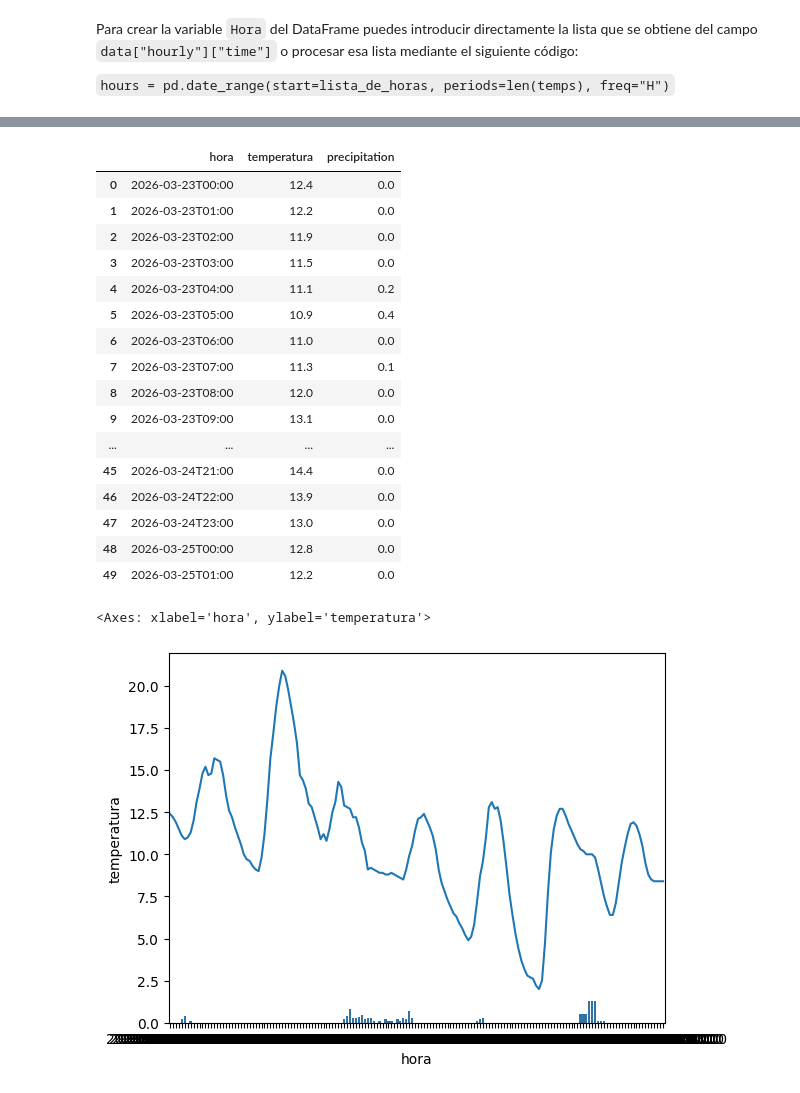
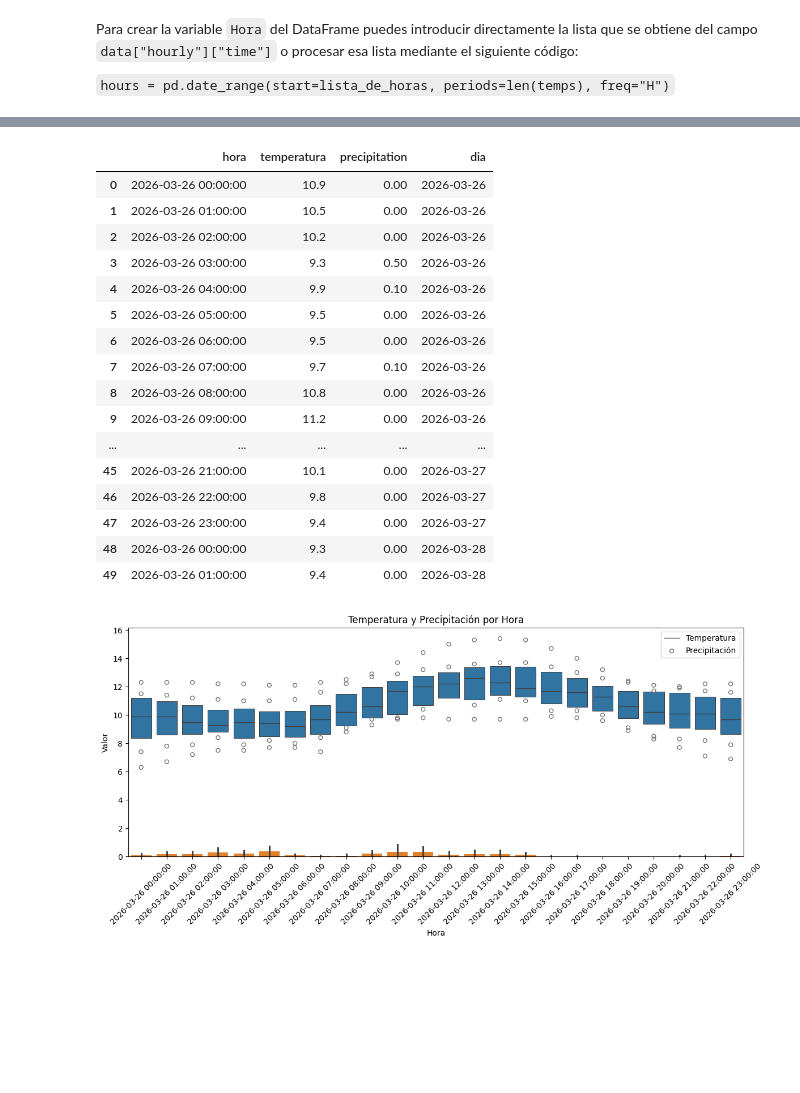
Before and after one commit to jlalonsoredon/2026-02-BILBAO-FT-Data-Science, a Jupyter notebook: 2-Data_Analysis/3-Sources/Web/Práctica/pronostico_meteorologico.ipynb, the cells around one changed output, grey strips where cells are left out. Drawn from its saved outputs; the diff is of its cells as text; code cells hidden in the pictures; blank space fills up the shorter version.

```diff
--- a/2-Data_Analysis/3-Sources/Web/Práctica/pronostico_meteorologico.ipynb
+++ b/2-Data_Analysis/3-Sources/Web/Práctica/pronostico_meteorologico.ipynb
@@ -60,30 +60,41 @@ print(precipitation[:5])
 import pandas as pd
 
 hourly_temp = pd.DataFrame({"hora": horas, "temperatura": temperaturas, "precipitation": precipitation})
+hourly_temp["dia"]= hourly_temp["hora"].str.split("T", expand=True)[0]
+hourly_temp["hora"] = hourly_temp["hora"].str.split("T", expand=True)[1]
+hourly_temp["hora"] = pd.to_datetime(hourly_temp["hora"])
 hourly_temp.head(50)
 # %% [output]
-|  | hora | temperatura | precipitation |
-| 0 | 2026-03-23T00:00 | 12.4 | 0.0 |
-| 1 | 2026-03-23T01:00 | 12.2 | 0.0 |
-| 2 | 2026-03-23T02:00 | 11.9 | 0.0 |
-| 3 | 2026-03-23T03:00 | 11.5 | 0.0 |
-| 4 | 2026-03-23T04:00 | 11.1 | 0.2 |
-| 5 | 2026-03-23T05:00 | 10.9 | 0.4 |
-| 6 | 2026-03-23T06:00 | 11.0 | 0.0 |
-| 7 | 2026-03-23T07:00 | 11.3 | 0.1 |
-| 8 | 2026-03-23T08:00 | 12.0 | 0.0 |
-| 9 | 2026-03-23T09:00 | 13.1 | 0.0 |
-| ... | ... | ... | ... |
-| 45 | 2026-03-24T21:00 | 14.4 | 0.0 |
-| 46 | 2026-03-24T22:00 | 13.9 | 0.0 |
-| 47 | 2026-03-24T23:00 | 13.0 | 0.0 |
-| 48 | 2026-03-25T00:00 | 12.8 | 0.0 |
-| 49 | 2026-03-25T01:00 | 12.2 | 0.0 |
+|  | hora | temperatura | precipitation | dia |
+| 0 | 2026-03-26 00:00:00 | 10.9 | 0.00 | 2026-03-26 |
+| 1 | 2026-03-26 01:00:00 | 10.5 | 0.00 | 2026-03-26 |
+| 2 | 2026-03-26 02:00:00 | 10.2 | 0.00 | 2026-03-26 |
+| 3 | 2026-03-26 03:00:00 | 9.3 | 0.50 | 2026-03-26 |
+| 4 | 2026-03-26 04:00:00 | 9.9 | 0.10 | 2026-03-26 |
+| 5 | 2026-03-26 05:00:00 | 9.5 | 0.00 | 2026-03-26 |
+| 6 | 2026-03-26 06:00:00 | 9.5 | 0.00 | 2026-03-26 |
+| 7 | 2026-03-26 07:00:00 | 9.7 | 0.10 | 2026-03-26 |
+| 8 | 2026-03-26 08:00:00 | 10.8 | 0.00 | 2026-03-26 |
+| 9 | 2026-03-26 09:00:00 | 11.2 | 0.00 | 2026-03-26 |
+| ... | ... | ... | ... | ... |
+| 45 | 2026-03-26 21:00:00 | 10.1 | 0.00 | 2026-03-27 |
+| 46 | 2026-03-26 22:00:00 | 9.8 | 0.00 | 2026-03-27 |
+| 47 | 2026-03-26 23:00:00 | 9.4 | 0.00 | 2026-03-27 |
+| 48 | 2026-03-26 00:00:00 | 9.3 | 0.00 | 2026-03-28 |
+| 49 | 2026-03-26 01:00:00 | 9.4 | 0.00 | 2026-03-28 |
 # %%
 import seaborn as sns
+import matplotlib.pyplot as plt
 
-sns.lineplot(data=hourly_temp, x="hora", y="temperatura")
+plt.figure(figsize=(12, 6))
+sns.boxenplot(data=hourly_temp, x="hora", y="temperatura")
 sns.barplot(data=hourly_temp, x="hora", y="precipitation")
+plt.xticks(rotation=45)
+plt.title("Temperatura y Precipitación por Hora")
+plt.xlabel("Hora")
+plt.ylabel("Valor")
+plt.legend(["Temperatura", "Precipitación"])
+plt.tight_layout()
+plt.show()
 # %% [output]
-<Axes: xlabel='hora', ylabel='temperatura'>
-[figure, old version]
+[figure, new version]
```
Also changed, not shown: parts of 2 cells of this notebook, 3 other files.
